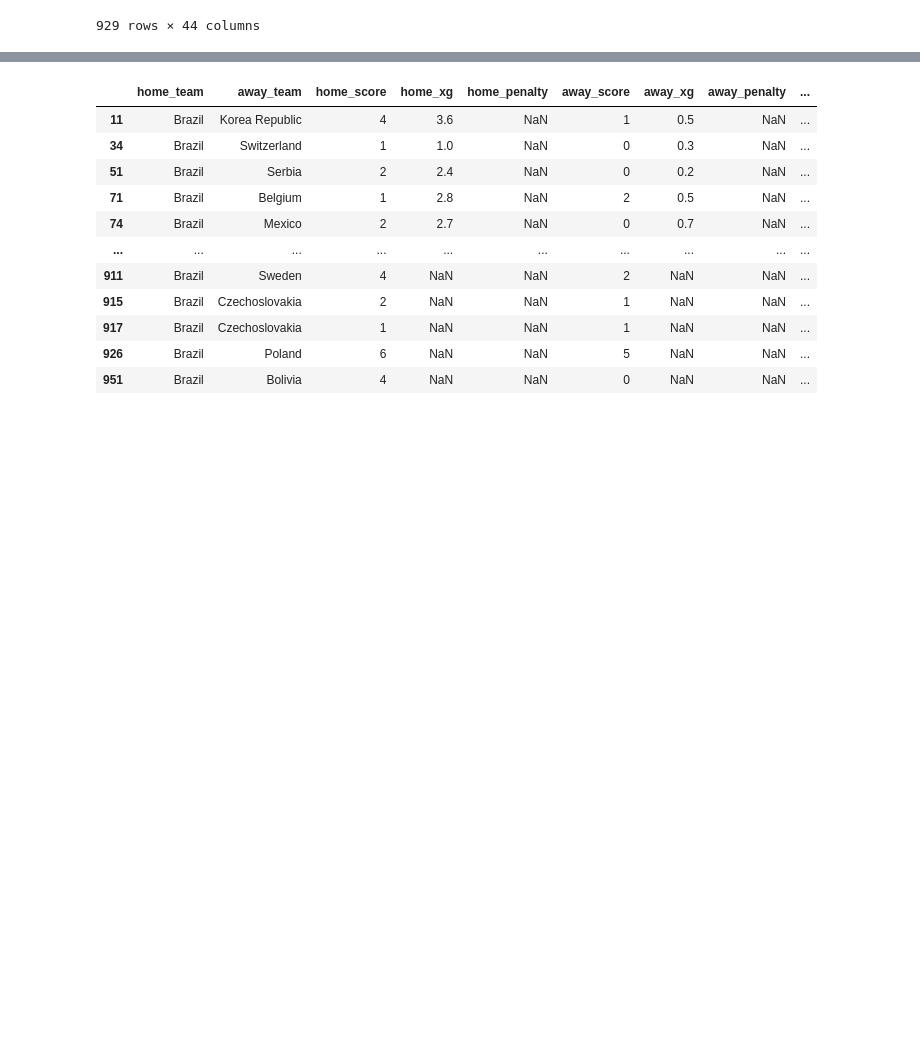
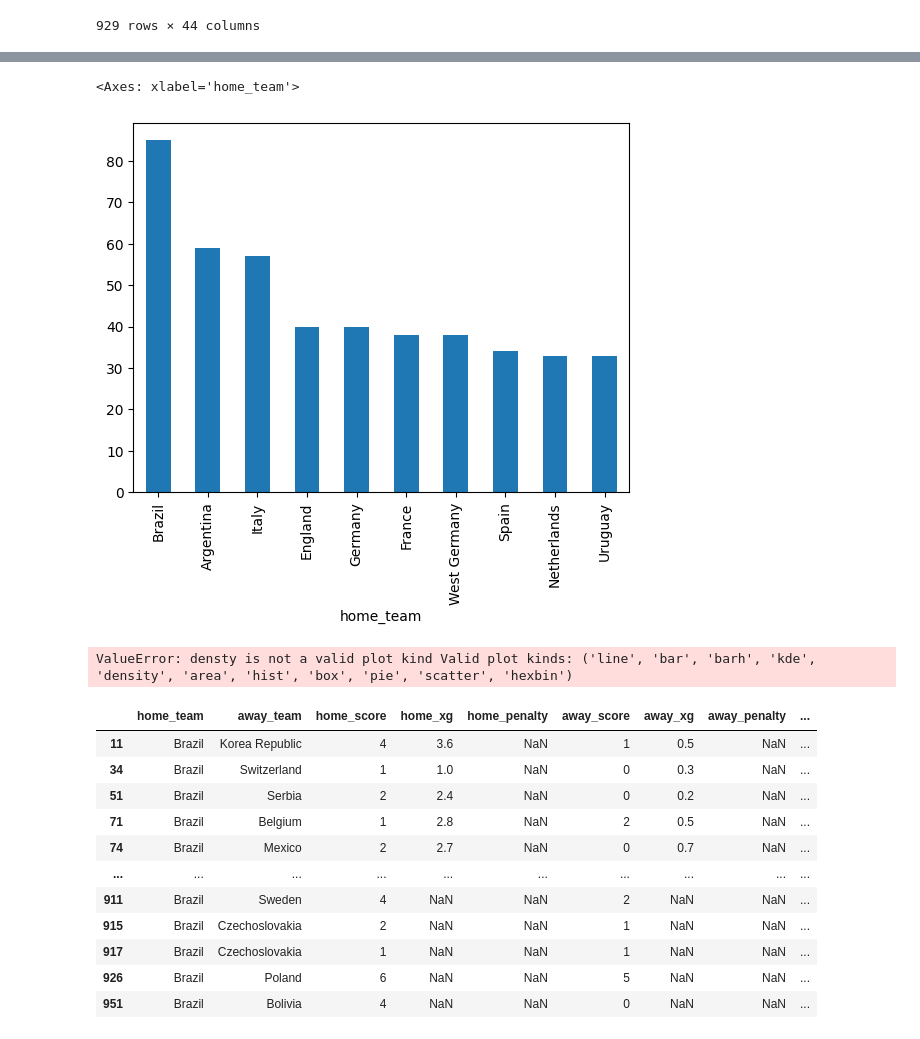
Before and after one commit to nikhithanri123/Python-Mini-Project, a Jupyter notebook: Data Visualization using PANDAS.ipynb, the cells around one changed output, grey strips where cells are left out. Drawn from its saved outputs; the diff is of its cells as text; code cells hidden in the pictures; blank space fills up the shorter version.

```diff
--- a/Data Visualization using PANDAS.ipynb
+++ b/Data Visualization using PANDAS.ipynb
@@ -131,3 +234,12 @@ df[ScoredAboveZero]
+# %%
+filteredData.plot (kind = 'bar')
+# %% [output]
+<Axes: xlabel='home_team'>
+[figure, added]
+# %%
+def MatchesplayedByTown2
+# %% [output]
+ValueError: densty is not a valid plot kind Valid plot kinds: ('line', 'bar', 'barh', 'kde', 'density', 'area', 'hist', 'box', 'pie', 'scatter', 'hexbin')
 # %%
 ScoredByBrazil = df['home_team'] == 'Brazil'
 # %%
```
Also changed, not shown: parts of 20 cells of this notebook.
